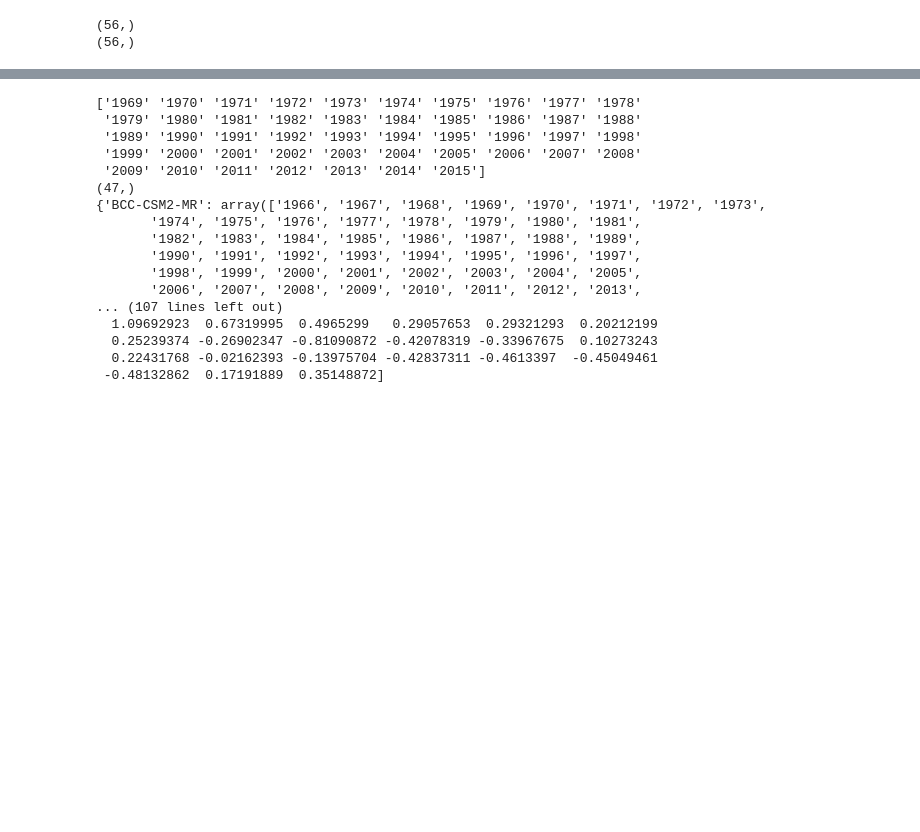
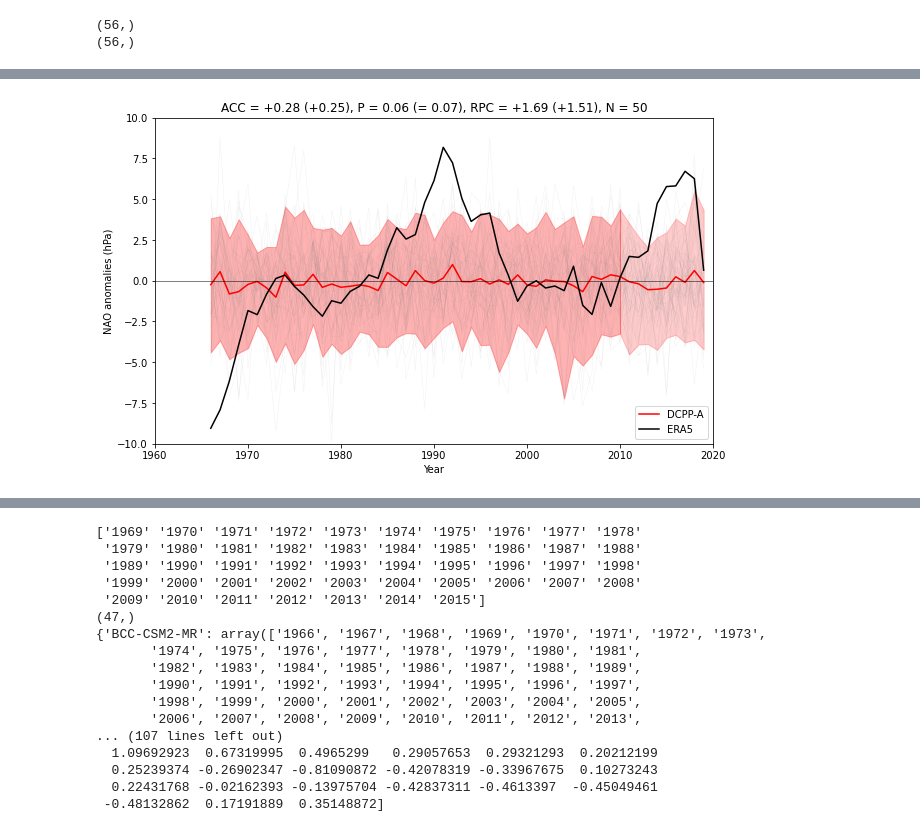
Before and after one commit to benhutchmet/multi-model-jasmin, a Jupyter notebook: plotting.ipynb, the cells around one changed output, grey strips where cells are left out. Drawn from its saved outputs; the diff is of its cells as text; code cells hidden in the pictures; blank space fills up the shorter version.

```diff
--- a/plotting.ipynb
+++ b/plotting.ipynb
@@ -35,0 +42,5 @@ model_time_by_model, model_nao_anoms_by_model = functions.process_ensemble_membe
+# %%
+# for 50 members
+functions.plot_random_ensemble_members_and_stats(dictionaries.models, model_time_by_model, model_nao_anoms_by_model, obs_nao_anom, obs_time, no_ensemble_members=50)
+# %% [output]
+[figure, added]
```
Also changed, not shown: parts of 3 cells of this notebook, 1 other file.
